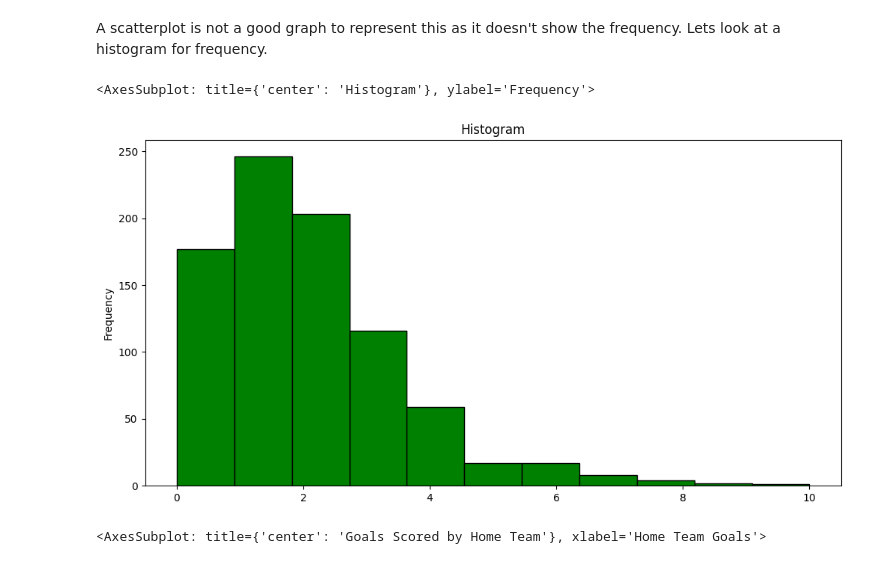
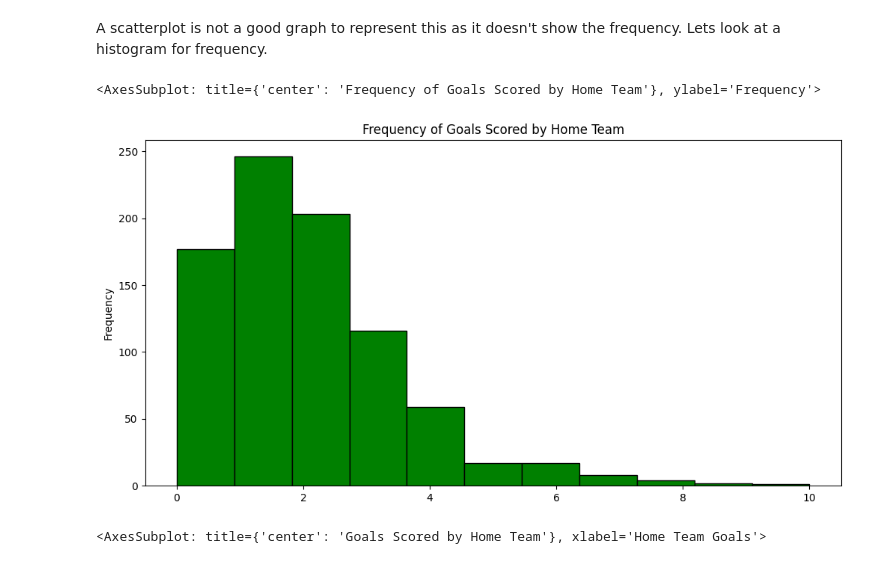
Before and after one commit to ubco-W2022T1-cosc301/project-group49, a Jupyter notebook: notebooks/analysis1.ipynb, the cells around one changed output. Cells and saved outputs as stored; diff of their text form; code cells hidden in the pictures.

```diff
--- a/notebooks/analysis1.ipynb
+++ b/notebooks/analysis1.ipynb
@@ -182,10 +182,10 @@ clean_data.plot(kind='scatter', x='Year', y='Home Team Goals')
 # %% [markdown]
 A scatterplot is not a good graph to represent this as it doesn't show the frequency. Lets look at a histogram for frequency.
 # %%
-clean_data['Home Team Goals'].plot(kind='hist', bins=11, figsize=(12,6), facecolor='green',edgecolor='black', title='Histogram')
+clean_data['Home Team Goals'].plot(kind='hist', bins=11, figsize=(12,6), facecolor='green',edgecolor='black', title='Frequency of Goals Scored by Home Team')
 # %% [output]
-<AxesSubplot: title={'center': 'Histogram'}, ylabel='Frequency'>
+<AxesSubplot: title={'center': 'Frequency of Goals Scored by Home Team'}, ylabel='Frequency'>
-[figure, old version]
+[figure, new version]
 # %%
 clean_data.groupby(['Home Team Goals', 'Year']).size().unstack().plot(kind='bar', stacked=True, title='Goals Scored by Home Team')
 # %% [output]
```
Also changed, not shown: parts of 4 cells of this notebook.
